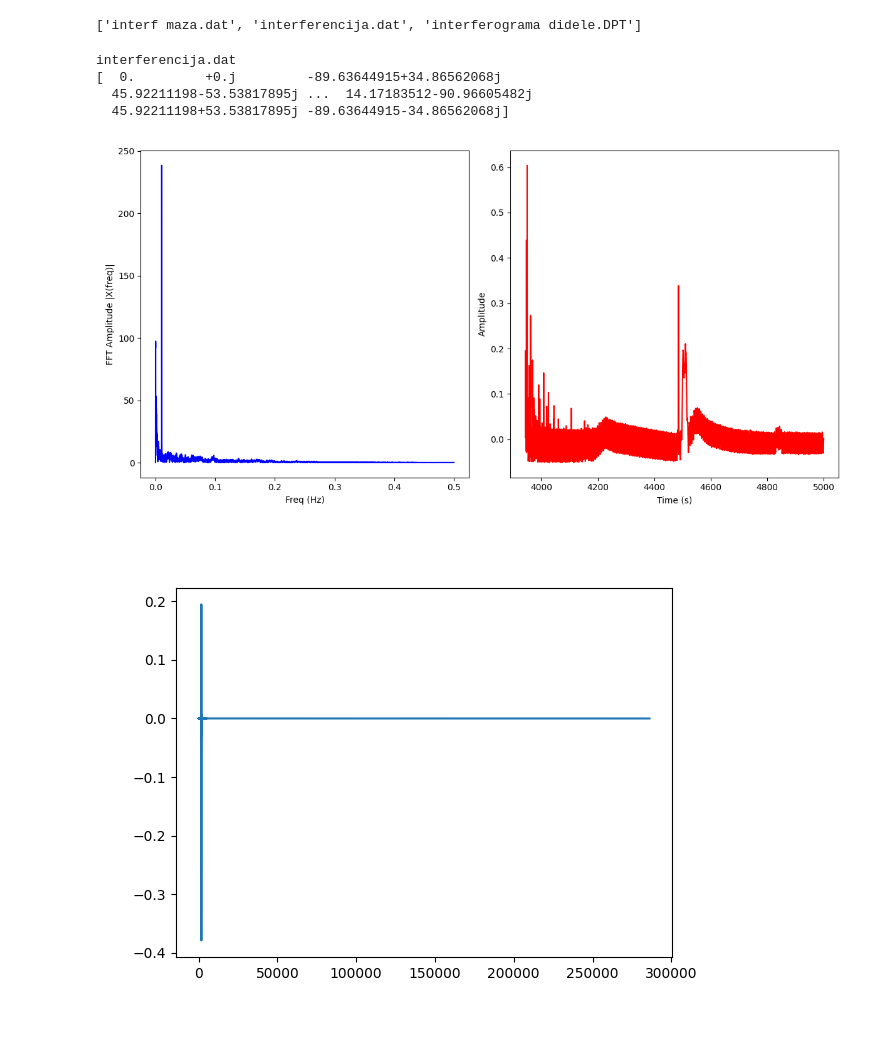
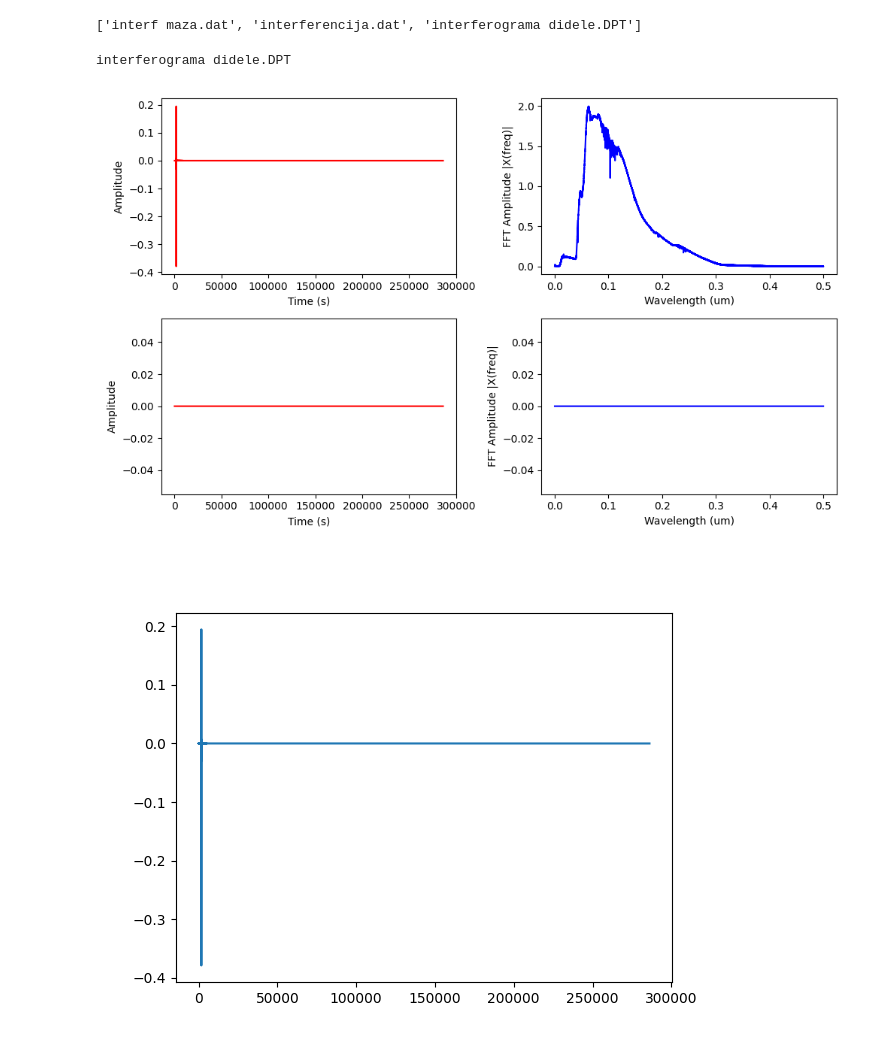
Before and after one commit to Ironslice/FTMC-Scripts, a Jupyter notebook: FFT-test.ipynb, the cells around one changed output. Drawn from its saved outputs; the diff is of its cells as text; code cells hidden in the pictures.

```diff
--- a/FFT-test.ipynb
+++ b/FFT-test.ipynb
@@ -14,52 +14,65 @@ print(namesspectra)
 ['interf maza.dat', 'interferencija.dat', 'interferograma didele.DPT']
 # %%
 plt.close()
-Y=1
+Y=2
 x = namesspectra[Y]
 print(x)
 # get the sampling rate
 sr = 1
-cut_off = 0.00001
+# Define the frequency range for the bandpass filter
+low_freq = 1760  # Lower frequency cutoff
+high_freq = 1800  # Upper frequency cutoff
 
 df = pd.DataFrame()
 df = pd.read_csv(path + '\\' + x, delimiter="\t", decimal=".", names = ['a', 'b'])
+dfs = df.copy()
+dfs.loc[(df['b'] > low_freq) & (df['b'] < high_freq), 'b'] = 0
 
 
-sig_fft = fft(df['b'])
+
+sig_fft = fft(dfs['b'])
 sig_fft_filtered = sig_fft.copy()
-N = df['a'].shape[-1]
+N = dfs['a'].shape[-1]
 n = np.arange(N)
 T = N/sr
 freq = n/T
 
 # print(yf)
-sig_fft_filtered[np.abs(freq) < cut_off] = 0
-print(sig_fft_filtered)
+sig_fft_filtered[(freq < low_freq) | (freq > high_freq)] = 0
+
 # Get the one-sided specturm
 n_oneside = N//2
 # get the one side frequency
 f_oneside = freq[:n_oneside]
 
-plt.figure(figsize = (12, 6))
-plt.subplot(121)
+plt.figure(figsize = (10, 6))
 
-plt.plot(f_oneside, np.abs(sig_fft_filtered[:n_oneside]), 'b')
-plt.xlabel('Freq (Hz)')
+plt.subplot(221)
+plt.plot(df['a'], df['b'], 'r')
+plt.xlabel('Time (s)')
+plt.ylabel('Amplitude')
+
+plt.subplot(222)
+plt.plot(f_oneside, np.abs(sig_fft[:n_oneside]), 'b')
+plt.xlabel('Wavelength (um)')
 plt.ylabel('FFT Amplitude |X(freq)|')
 # plt.xlim(0, 10)
 
-plt.subplot(122)
-plt.plot(df['a'], ifft(sig_fft_filtered), 'r')
+plt.subplot(223)
+# plt.plot(df['a'], sig_fft_filtered, 'r')
+plt.plot(dfs['a'], np.real(ifft(sig_fft_filtered)), 'r')
 plt.xlabel('Time (s)')
 plt.ylabel('Amplitude')
+
+plt.subplot(224)
+plt.plot(f_oneside, np.abs(sig_fft_filtered[:n_oneside]), 'b')
+plt.xlabel('Wavelength (um)')
+plt.ylabel('FFT Amplitude |X(freq)|')
 plt.tight_layout()
 plt.show()
 # %% [output]
-interferencija.dat
-[  0.         +0.j         -89.63644915+34.86562068j
-  45.92211198-53.53817895j ...  14.17183512-90.96605482j
-  45.92211198+53.53817895j -89.63644915-34.86562068j]
+interferograma didele.DPT
-[figure, old version]
+[figure, new version]
 # %%
 plt.close()
 plt.plot(df['a'], df['b'])
```
Also changed, not shown: 3 other files.
